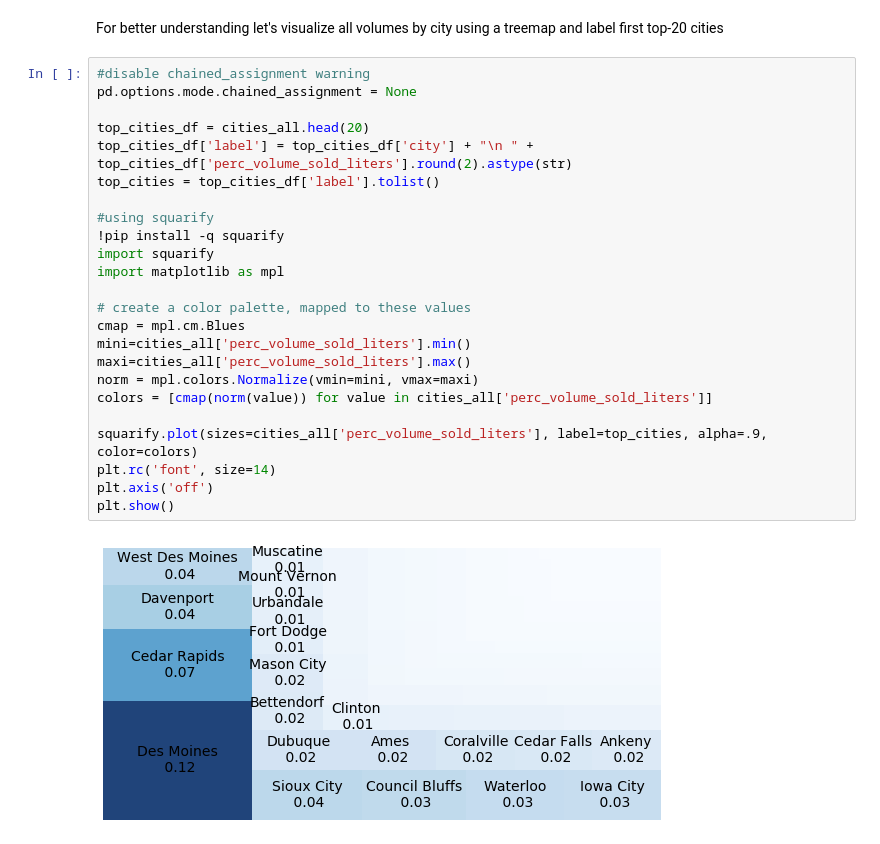
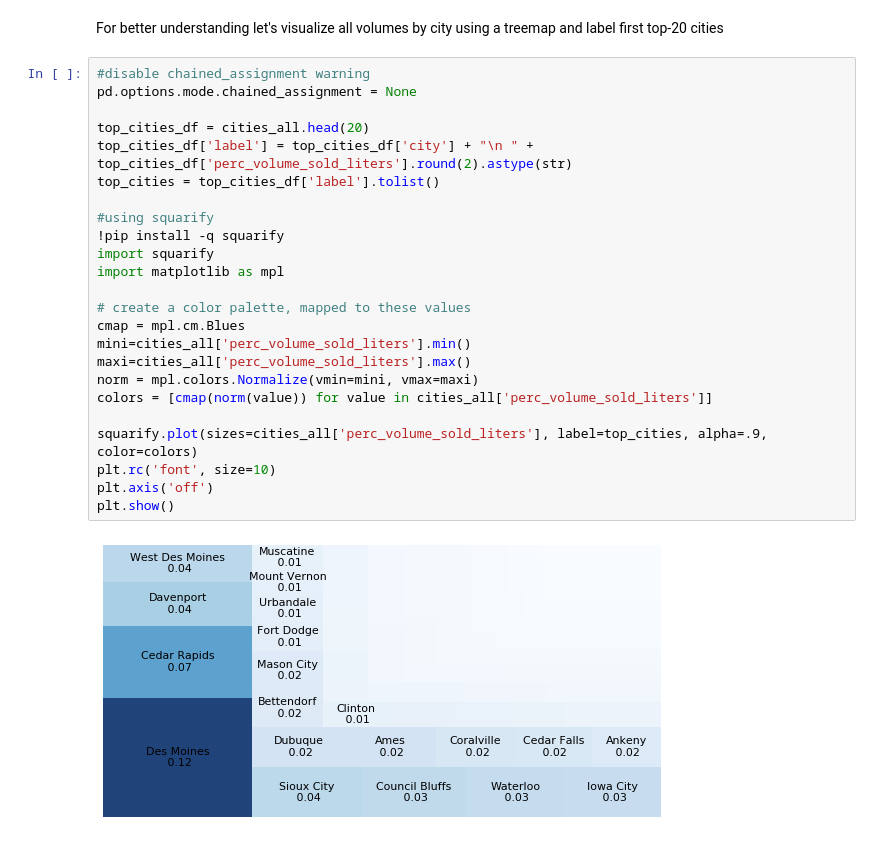
Before and after one commit to polesh21/iowa_liquor_sales, a Jupyter notebook: EDA_iowa.ipynb, the cells around one changed output. Saved outputs shown, nothing was run; the diff lists cells and outputs as text.

```diff
--- a/EDA_iowa.ipynb
+++ b/EDA_iowa.ipynb
@@ -225,26 +229,26 @@ For better understanding let's visualize all volumes by city using a treemap and
 # %%
 #disable chained_assignment warning
 pd.options.mode.chained_assignment = None
 
 top_cities_df = сities_all.head(20)
 top_cities_df['label'] = top_cities_df['city'] + "\n " + top_cities_df['perc_volume_sold_liters'].round(2).astype(str)
 top_cities = top_cities_df['label'].tolist()
 
 #using squarify
 !pip install -q squarify
 import squarify
 import matplotlib as mpl
 
 # create a color palette, mapped to these values
 cmap = mpl.cm.Blues
 mini=сities_all['perc_volume_sold_liters'].min()
 maxi=сities_all['perc_volume_sold_liters'].max()
 norm = mpl.colors.Normalize(vmin=mini, vmax=maxi)
 colors = [cmap(norm(value)) for value in сities_all['perc_volume_sold_liters']]
 
 squarify.plot(sizes=сities_all['perc_volume_sold_liters'], label=top_cities, alpha=.9, color=colors)
-plt.rc('font', size=14)
+plt.rc('font', size=10)
 plt.axis('off')
 plt.show()
 # %% [output]
-[figure, old version]
+[figure, new version]
```
Also changed, not shown: parts of 19 cells of this notebook.
